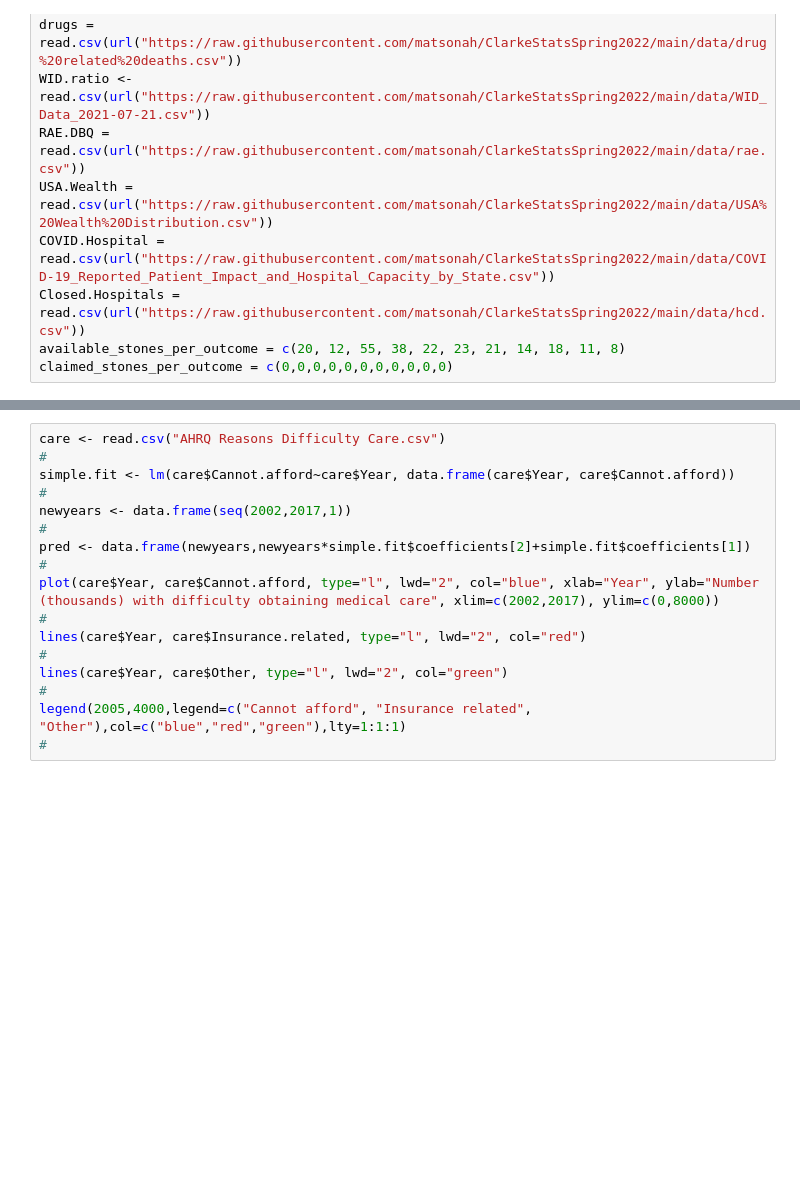
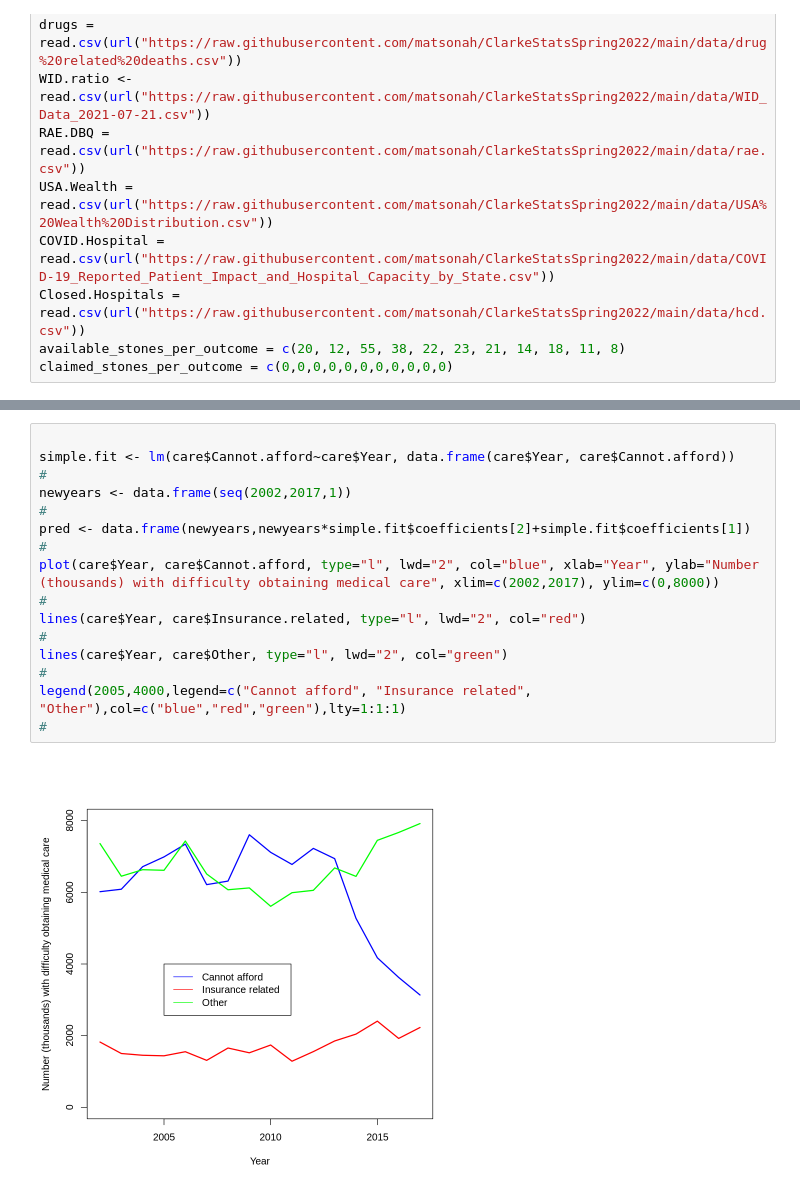
Before and after one commit to matsonah/ClarkeStatsSpring2022, a Jupyter notebook: Spring_2022_Module_3_A.ipynb, the cells around one changed output, grey strips where cells are left out. Saved outputs shown, nothing was run; the diff lists cells and outputs as text; blank space fills up the shorter version.

```diff
--- a/Spring_2022_Module_3_A.ipynb
+++ b/Spring_2022_Module_3_A.ipynb
@@ -78,18 +75,19 @@ DBQ.pred
 # %%
-care <- read.csv("AHRQ Reasons Difficulty Care.csv")
-#
+
 simple.fit <- lm(care$Cannot.afford~care$Year, data.frame(care$Year, care$Cannot.afford))
 #
 newyears <- data.frame(seq(2002,2017,1))
 #
 pred <- data.frame(newyears,newyears*simple.fit$coefficients[2]+simple.fit$coefficients[1])
 #
 plot(care$Year, care$Cannot.afford, type="l", lwd="2", col="blue", xlab="Year", ylab="Number (thousands) with difficulty obtaining medical care", xlim=c(2002,2017), ylim=c(0,8000))
 #
 lines(care$Year, care$Insurance.related, type="l", lwd="2", col="red")
 #
 lines(care$Year, care$Other, type="l", lwd="2", col="green")
 #
 legend(2005,4000,legend=c("Cannot afford", "Insurance related", "Other"),col=c("blue","red","green"),lty=1:1:1)
 #
+# %% [output]
+[figure, added]
 # %%
```
Also changed, not shown: parts of 5 cells of this notebook.
